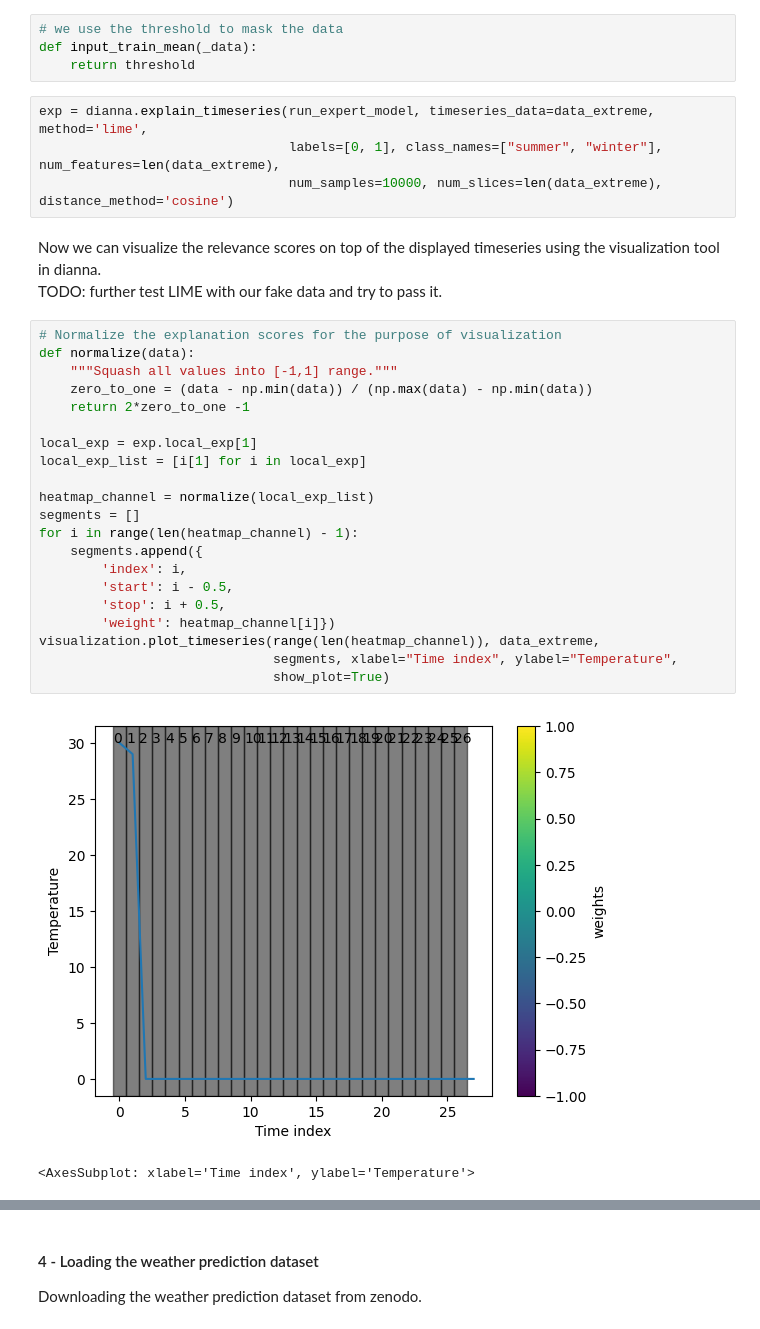
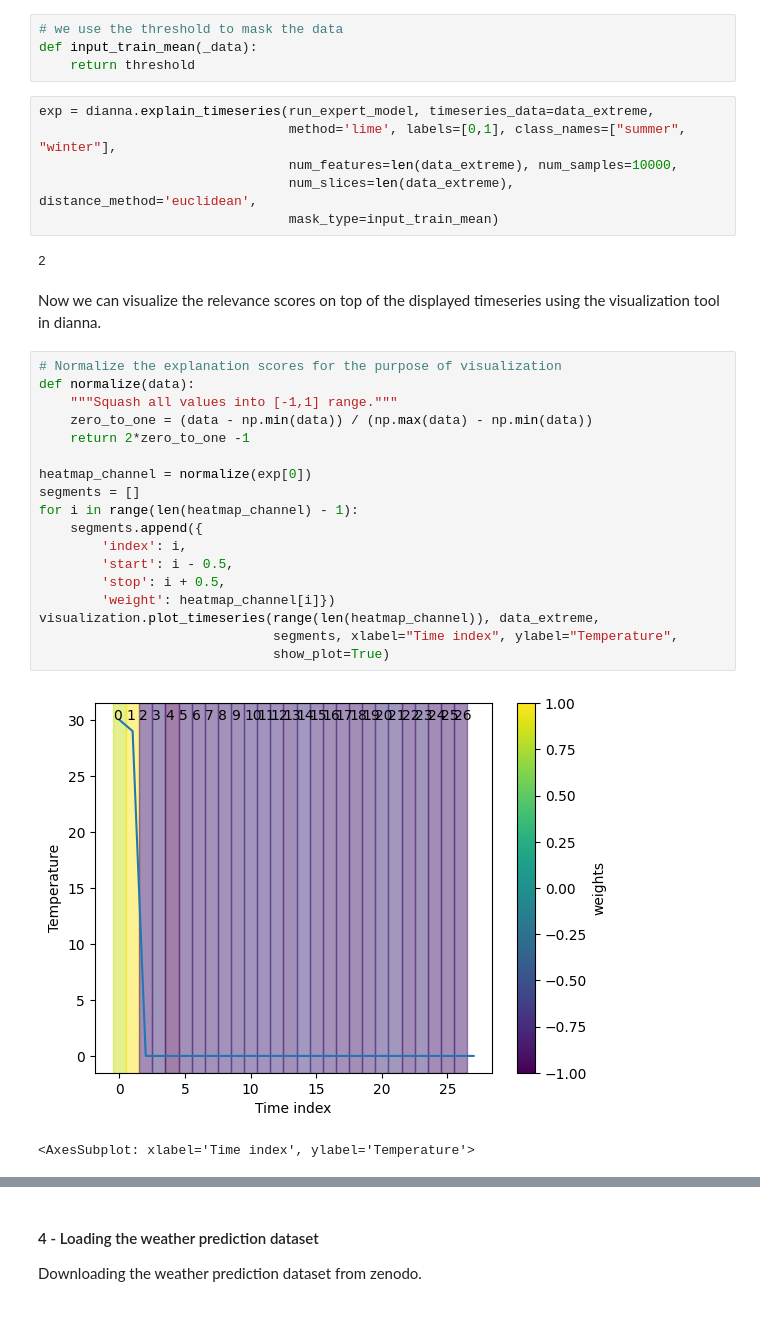
Before and after one commit to dianna-ai/dianna, a Jupyter notebook: tutorials/lime_timeseries_weather.ipynb, the cells around one changed output, grey strips where cells are left out. Drawn from its saved outputs; the diff is of its cells as text.

```diff
--- a/tutorials/lime_timeseries_weather.ipynb
+++ b/tutorials/lime_timeseries_weather.ipynb
@@ -74,35 +74,35 @@ In this section we compute the relevance scores for each segment of timeseries u
 def input_train_mean(_data):
     return threshold
 # %%
-exp = dianna.explain_timeseries(run_expert_model, timeseries_data=data_extreme, method='lime',
-                                labels=[0, 1], class_names=["summer", "winter"], num_features=len(data_extreme),
-                                num_samples=10000, num_slices=len(data_extreme), distance_method='cosine')
+exp = dianna.explain_timeseries(run_expert_model, timeseries_data=data_extreme,
+                                method='lime', labels=[0,1], class_names=["summer", "winter"],
+                                num_features=len(data_extreme), num_samples=10000,
+                                num_slices=len(data_extreme), distance_method='euclidean',
+                                mask_type=input_train_mean)
+# %% [output]
+2
 # %% [markdown]
 Now we can visualize the relevance scores on top of the displayed timeseries using the visualization tool in dianna. <br>
-TODO: further test LIME with our fake data and try to pass it.
 # %%
 # Normalize the explanation scores for the purpose of visualization
 def normalize(data):
     """Squash all values into [-1,1] range."""
     zero_to_one = (data - np.min(data)) / (np.max(data) - np.min(data))
     return 2*zero_to_one -1
 
-local_exp = exp.local_exp[1]
-local_exp_list = [i[1] for i in local_exp]
-
-heatmap_channel = normalize(local_exp_list)
+heatmap_channel = normalize(exp[0])
 segments = []
 for i in range(len(heatmap_channel) - 1):
     segments.append({
         'index': i,
         'start': i - 0.5,
         'stop': i + 0.5,
         'weight': heatmap_channel[i]})
 visualization.plot_timeseries(range(len(heatmap_channel)), data_extreme,
                               segments, xlabel="Time index", ylabel="Temperature",
                               show_plot=True)
 # %% [output]
-[figure, old version]
+[figure, new version]
 <AxesSubplot: xlabel='Time index', ylabel='Temperature'>
 # %% [markdown]
 Here we plot the explanation for the classification of summer. The results are consistent with our expectation as it marks all hot days in the timeseries. <br>
```
Also changed, not shown: parts of 17 cells of this notebook, 4 other files.
